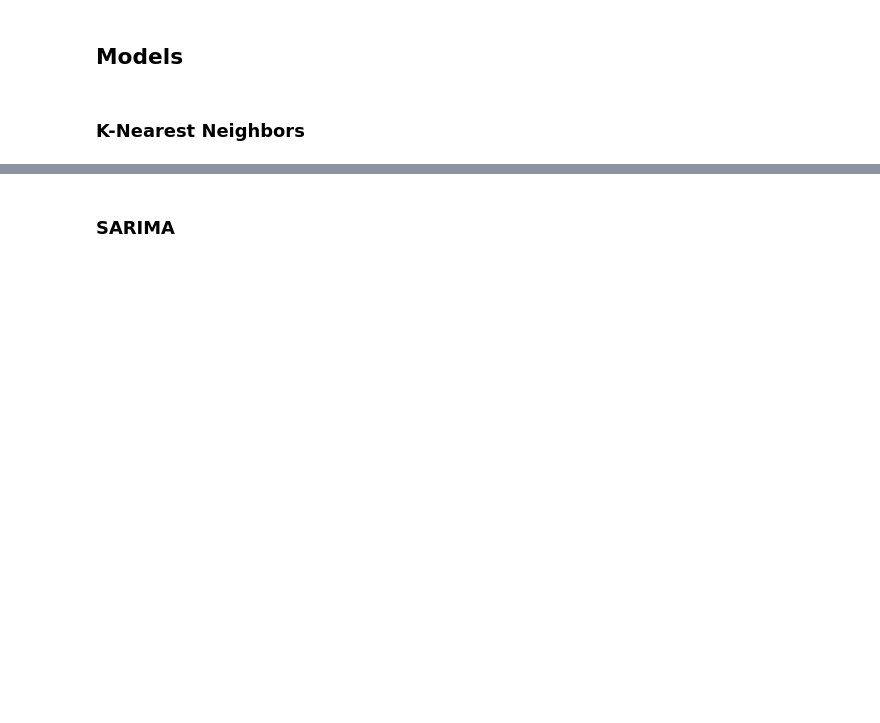
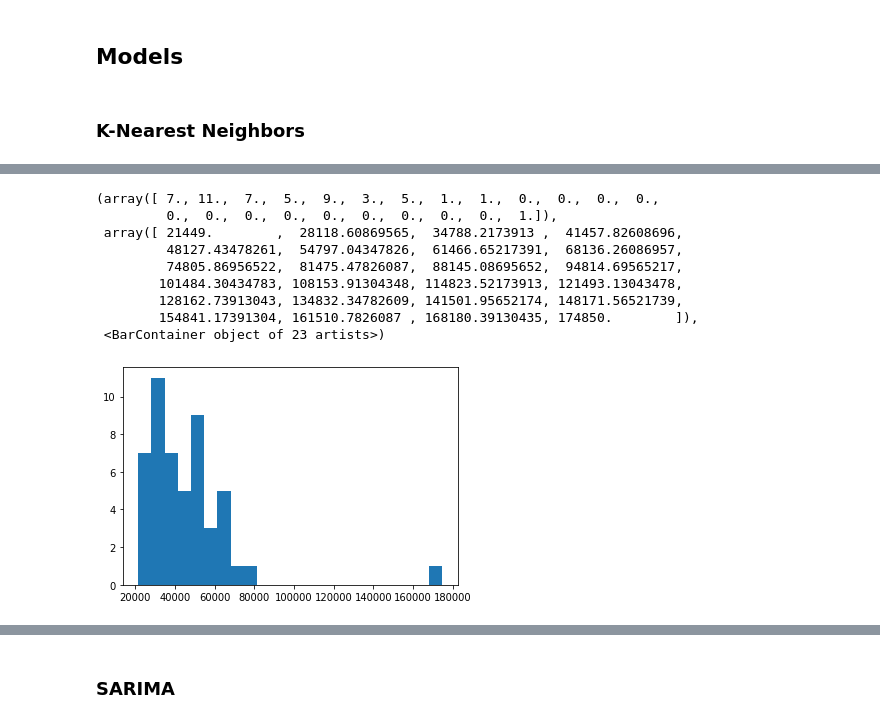
Before and after one commit to MoshaLangerak/Data_Challenge_2_Group_18, a Jupyter notebook: DC_2_Final_Submit.ipynb, the cells around one changed output, grey strips where cells are left out. Drawn from its saved outputs; the diff is of its cells as text; code cells hidden in the pictures; blank space fills up the shorter version.

```diff
--- a/DC_2_Final_Submit.ipynb
+++ b/DC_2_Final_Submit.ipynb
@@ -588,0 +690,19 @@ df_2019.to_csv('./Data/2019_data.csv', index=False)
+# %%
+#makes a dataframe for each cluster
+df = [x for _, x in label_data.groupby('Cluster')]
+numbcrimes = []
+for i in df:
+    numbcrimes.append(i['crime numb'].sum())
+# %%
+plt.hist(numbcrimes, bins=23)
+# %% [output]
+(array([ 7., 11.,  7.,  5.,  9.,  3.,  5.,  1.,  1.,  0.,  0.,  0.,  0.,
+         0.,  0.,  0.,  0.,  0.,  0.,  0.,  0.,  0.,  1.]),
+ array([ 21449.        ,  28118.60869565,  34788.2173913 ,  41457.82608696,
+         48127.43478261,  54797.04347826,  61466.65217391,  68136.26086957,
+         74805.86956522,  81475.47826087,  88145.08695652,  94814.69565217,
+        101484.30434783, 108153.91304348, 114823.52173913, 121493.13043478,
+        128162.73913043, 134832.34782609, 141501.95652174, 148171.56521739,
+        154841.17391304, 161510.7826087 , 168180.39130435, 174850.        ]),
+ <BarContainer object of 23 artists>)
+[figure, added]
```
Also changed, not shown: parts of 23 cells of this notebook.
